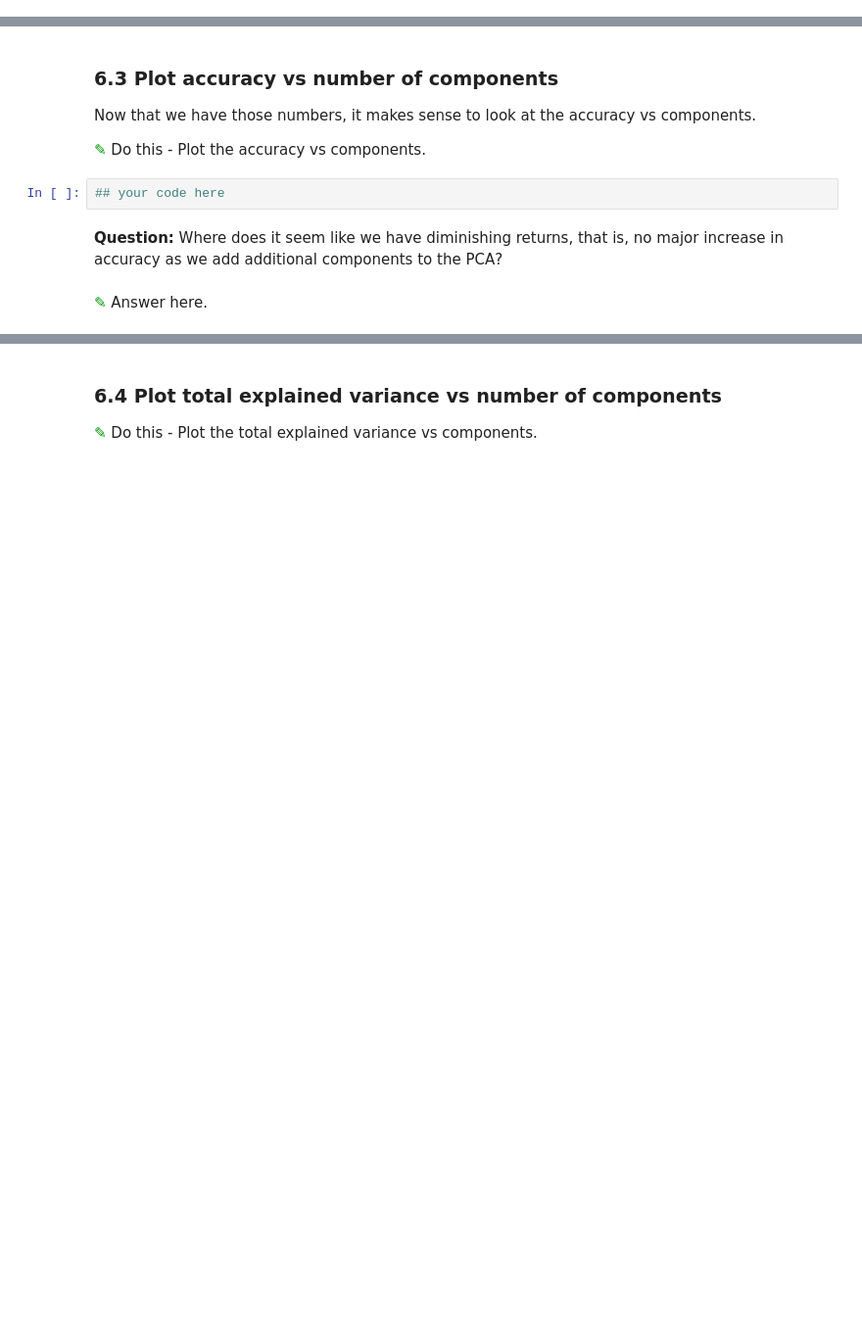
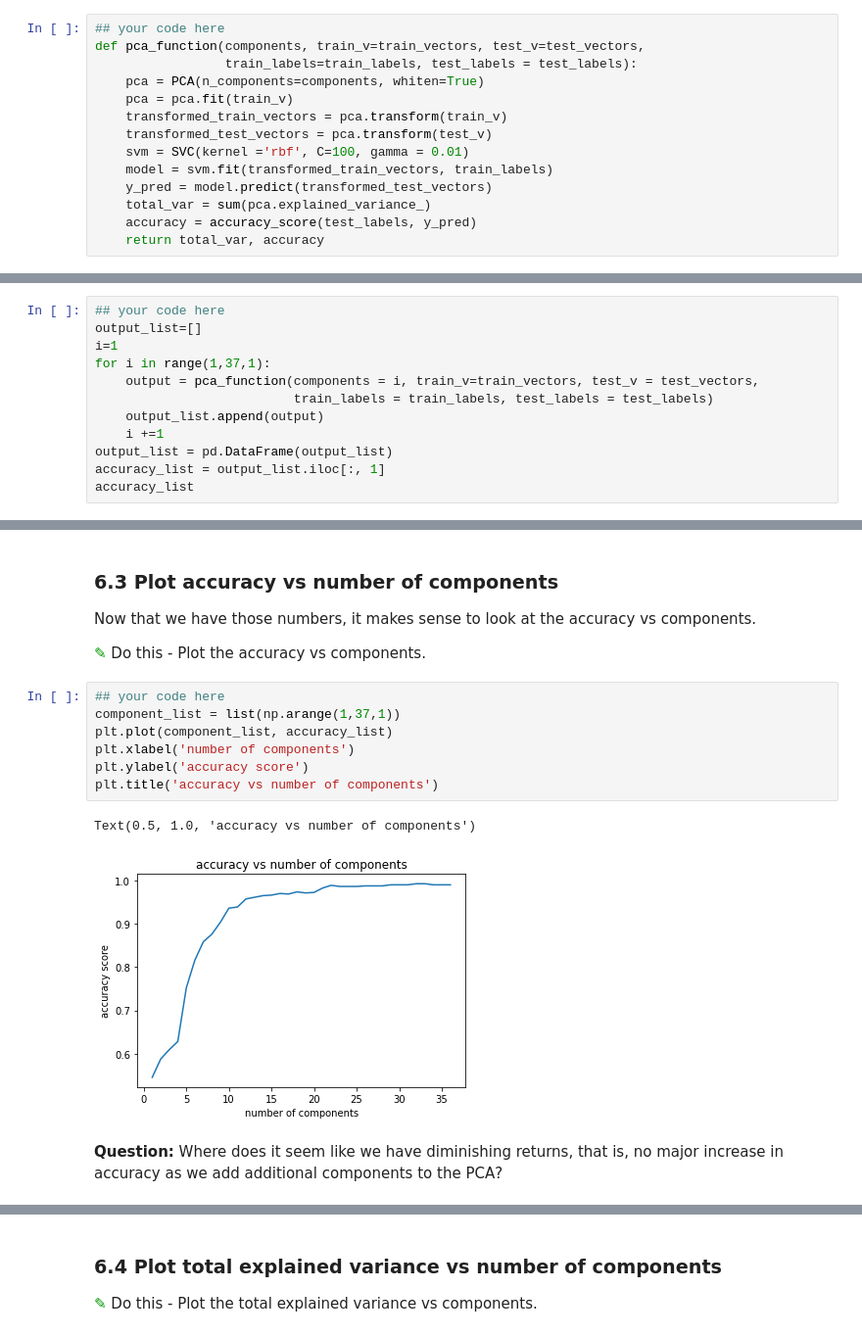
Before and after one commit to bellasaid/CMSE202, a Jupyter notebook: Homework4-SVM_and_PCA-STUDENT.ipynb, the cells around one changed output, grey strips where cells are left out. Shown at 98% size. Saved outputs shown, nothing was run; the diff lists cells and outputs as text; blank space fills up the shorter version.

```diff
--- a/Homework4-SVM_and_PCA-STUDENT.ipynb
+++ b/Homework4-SVM_and_PCA-STUDENT.ipynb
@@ -389,3 +403,17 @@ and it will return the accuracy scores for an SVC model fit to pca transformed f
+# %%
+## your code here
+def pca_function(components, train_v=train_vectors, test_v=test_vectors,
+                 train_labels=train_labels, test_labels = test_labels):
+    pca = PCA(n_components=components, whiten=True)
+    pca = pca.fit(train_v)
+    transformed_train_vectors = pca.transform(train_v)
+    transformed_test_vectors = pca.transform(test_v)
+    svm = SVC(kernel ='rbf', C=100, gamma = 0.01)
+    model = svm.fit(transformed_train_vectors, train_labels)
+    y_pred = model.predict(transformed_test_vectors)
+    total_var = sum(pca.explained_variance_)
+    accuracy = accuracy_score(test_labels, y_pred)
+    return total_var, accuracy
 # %% [markdown]
 ### 6.2 Compute accuracies
 
@@ -396,0 +423,12 @@ Now that you have created a function that returns the accuracy for a given numbe
+# %%
+## your code here
+output_list=[]
+i=1
+for i in range(1,37,1):
+    output = pca_function(components = i, train_v=train_vectors, test_v = test_vectors,
+                          train_labels = train_labels, test_labels = test_labels)
+    output_list.append(output)
+    i +=1
+output_list = pd.DataFrame(output_list)
+accuracy_list = output_list.iloc[:, 1]
+accuracy_list
@@ -400,9 +456,15 @@ Now that you have created a function that returns the accuracy for a given numbe
 Now that we have those numbers, it makes sense to look at the accuracy vs components.
 
 <font size=8 color="#009600">&#9998;</font> Do this - Plot the accuracy vs components.
-# %%
-## your code here
+# %%
+## your code here
+component_list = list(np.arange(1,37,1))
+plt.plot(component_list, accuracy_list)
+plt.xlabel('number of components')
+plt.ylabel('accuracy score')
+plt.title('accuracy vs number of components')
+# %% [output]
+Text(0.5, 1.0, 'accuracy vs number of components')
+[figure, added]
 # %% [markdown]
 **Question:** Where does it seem like we have diminishing returns, that is, no major increase in accuracy as we add additional components to the PCA?
-# %% [markdown]
-<font size=8 color="#009600">&#9998;</font> Answer here.
```
Also changed, not shown: parts of 14 cells of this notebook.
